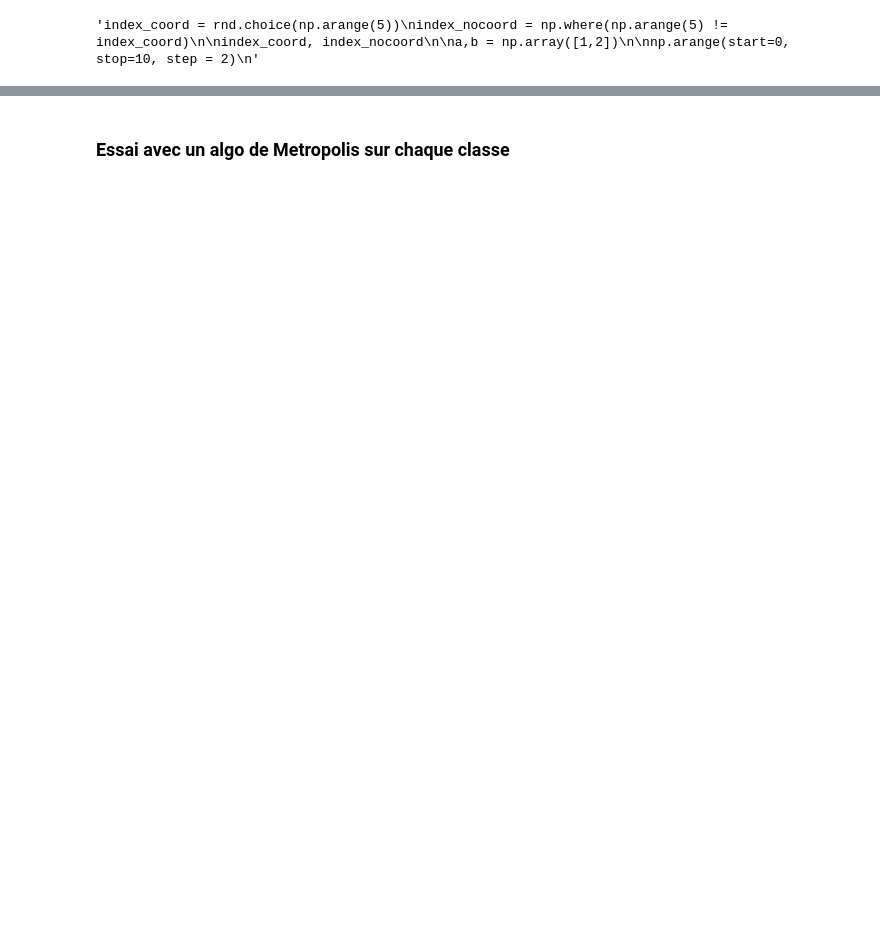
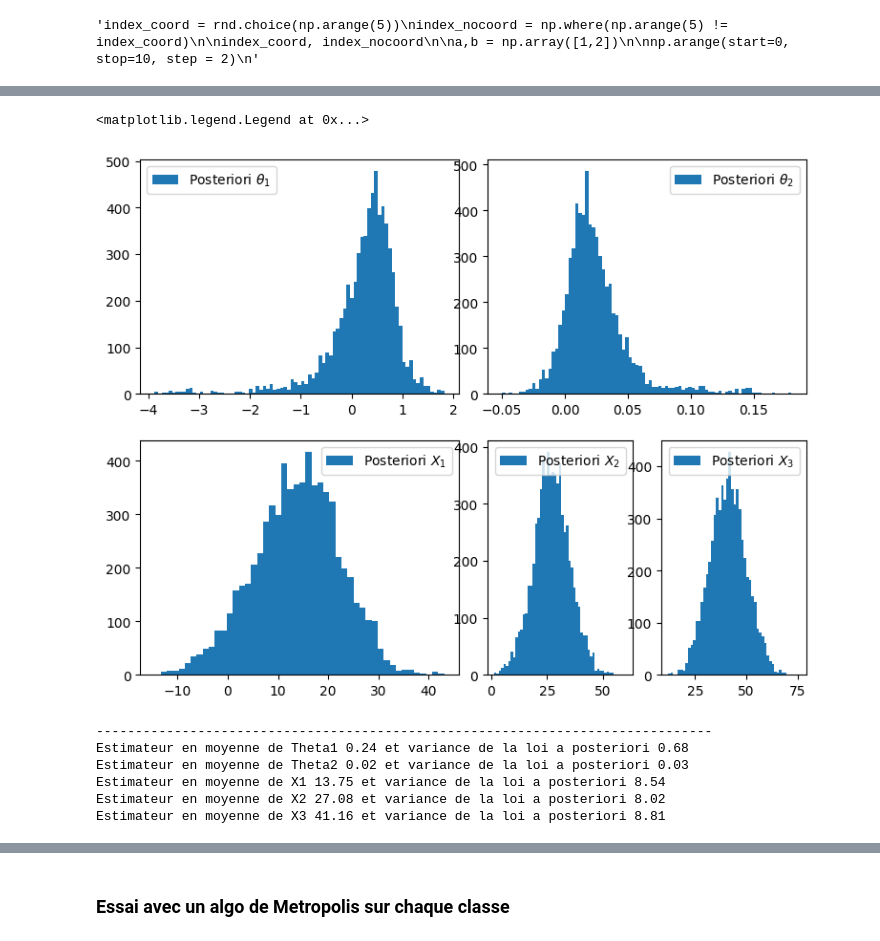
Before and after one commit to imn167/Air_Berkson, a Jupyter notebook: Code 1 projet Air Matthieu.ipynb, the cells around one changed output, grey strips where cells are left out. Drawn from its saved outputs; the diff is of its cells as text; code cells hidden in the pictures; blank space fills up the shorter version.

```diff
--- a/Code 1 projet Air Matthieu.ipynb
+++ b/Code 1 projet Air Matthieu.ipynb
@@ -220 +193,32 @@ print(np.std(X3))
+# %%
+fig, ax = plt.subplot_mosaic([["A","A", "B","B"], ["C","C", "D", "F"]], figsize = (9, 7))
+
+ax["A"].hist(THETA1, bins= 'auto', label= r"Posteriori $\theta_1$");
+ax["A"].legend()
+ax["B"].hist(THETA2, bins= 'auto', label= r"Posteriori $\theta_2$");
+ax["B"].legend()
+ax["C"].hist(X1, bins= 'auto', label= r"Posteriori $X_1$");
+ax["C"].legend()
+ax["D"].hist(X2, bins= 'auto', label= r"Posteriori $X_2$");
+ax["D"].legend()
+ax["F"].hist(X3, bins= 'auto', label= r"Posteriori $X_3$");
+ax["F"].legend()
+# %% [output]
+<matplotlib.legend.Legend at 0x...>
+[figure, added]
+# %%
+#Tableau résumé : statistiques des différents paramètres ?
+print("-------------------------------------------------------------------------------")
+print(f"Estimateur en moyenne de Theta1 {round(np.mean(THETA1), 2)} et variance de la loi a posteriori {round(np.std(THETA1), 2)}")
+print(f"Estimateur en moyenne de Theta2 {round(np.mean(THETA2),2)} et variance de la loi a posteriori {round(np.std(THETA2),2)}")
+print(f"Estimateur en moyenne de X1 {round(np.mean(X1),2)} et variance de la loi a posteriori {round(np.std(X1),2)}")
+print(f"Estimateur en moyenne de X2 {round(np.mean(X2),2)} et variance de la loi a posteriori {round(np.std(X2),2)}")
+print(f"Estimateur en moyenne de X3 {round(np.mean(X3),2)} et variance de la loi a posteriori {round(np.std(X3),2)}")
+# %% [output]
+-------------------------------------------------------------------------------
+Estimateur en moyenne de Theta1 0.24 et variance de la loi a posteriori 0.68
+Estimateur en moyenne de Theta2 0.02 et variance de la loi a posteriori 0.03
+Estimateur en moyenne de X1 13.75 et variance de la loi a posteriori 8.54
+Estimateur en moyenne de X2 27.08 et variance de la loi a posteriori 8.02
+Estimateur en moyenne de X3 41.16 et variance de la loi a posteriori 8.81
 # %%
```
Also changed, not shown: parts of 18 cells of this notebook, 15 other files.
